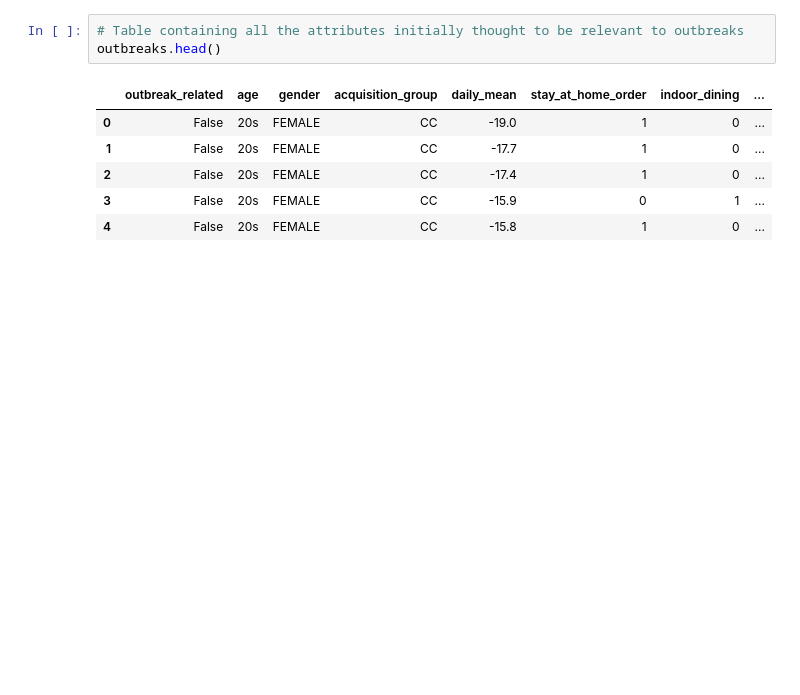
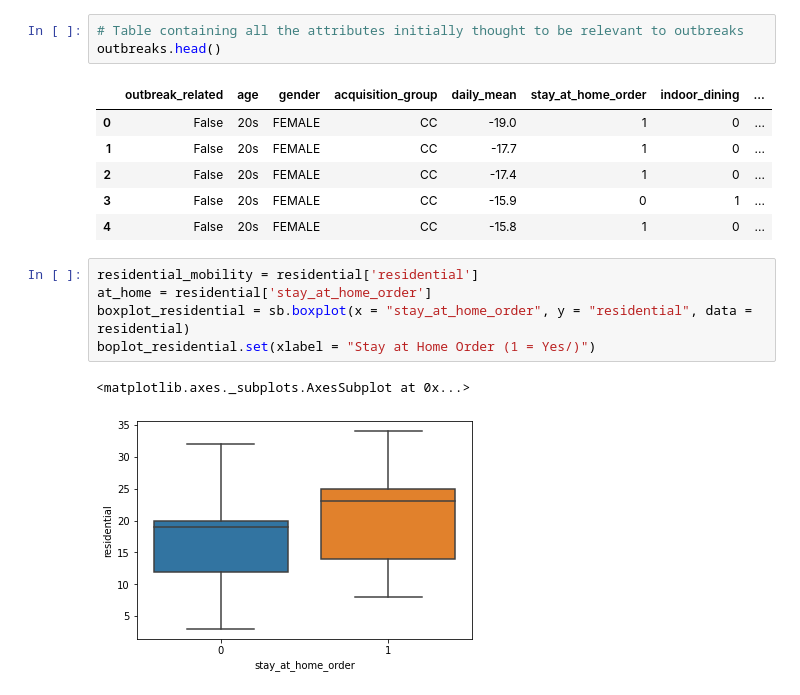
Before and after one commit to WilliamBHuynh/COVID-Tracking-Data-Mart, a Jupyter notebook: Data/Data_Mining_Samet.ipynb, the cells around one changed output. Cells and saved outputs as stored; diff of their text form; blank space fills up the shorter version.

Commit message:
Added boxplot

```diff
--- a/Data/Data_Mining_Samet.ipynb
+++ b/Data/Data_Mining_Samet.ipynb
@@ -146,3 +146,11 @@ outbreaks.head()
 | 2 | False | 20s | FEMALE | CC | -17.4 | 1 | 0 | ... |
 | 3 | False | 20s | FEMALE | CC | -15.9 | 0 | 1 | ... |
 | 4 | False | 20s | FEMALE | CC | -15.8 | 1 | 0 | ... |
+# %%
+residential_mobility = residential['residential']
+at_home = residential['stay_at_home_order']
+boxplot_residential = sb.boxplot(x = "stay_at_home_order", y = "residential", data = residential)
+boplot_residential.set(xlabel = "Stay at Home Order (1 = Yes/)")
+# %% [output]
+<matplotlib.axes._subplots.AxesSubplot at 0x...>
+[figure, added]
```
